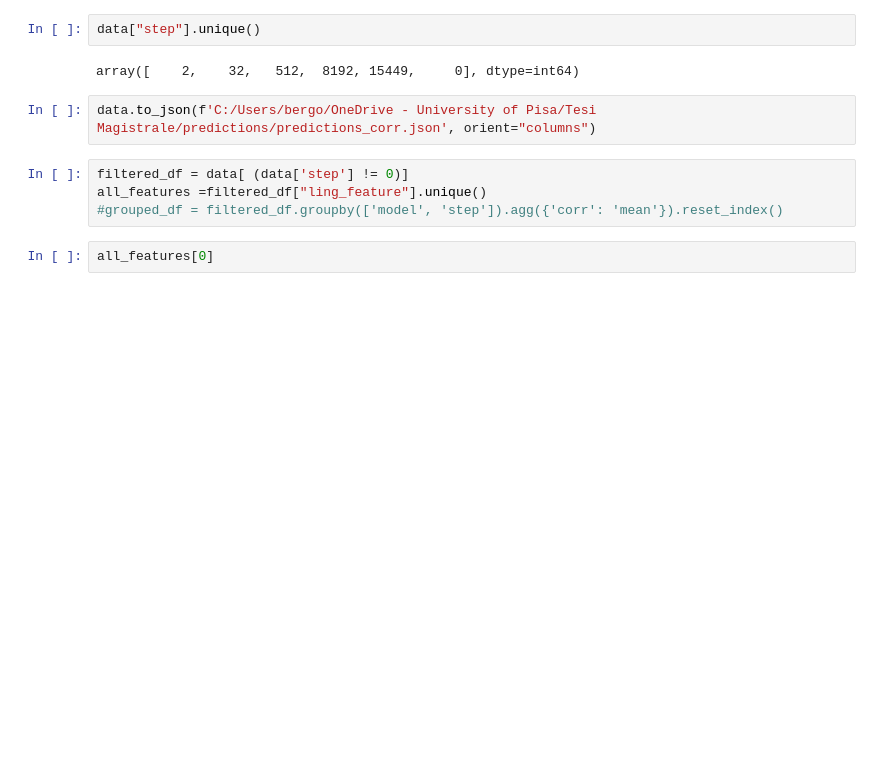
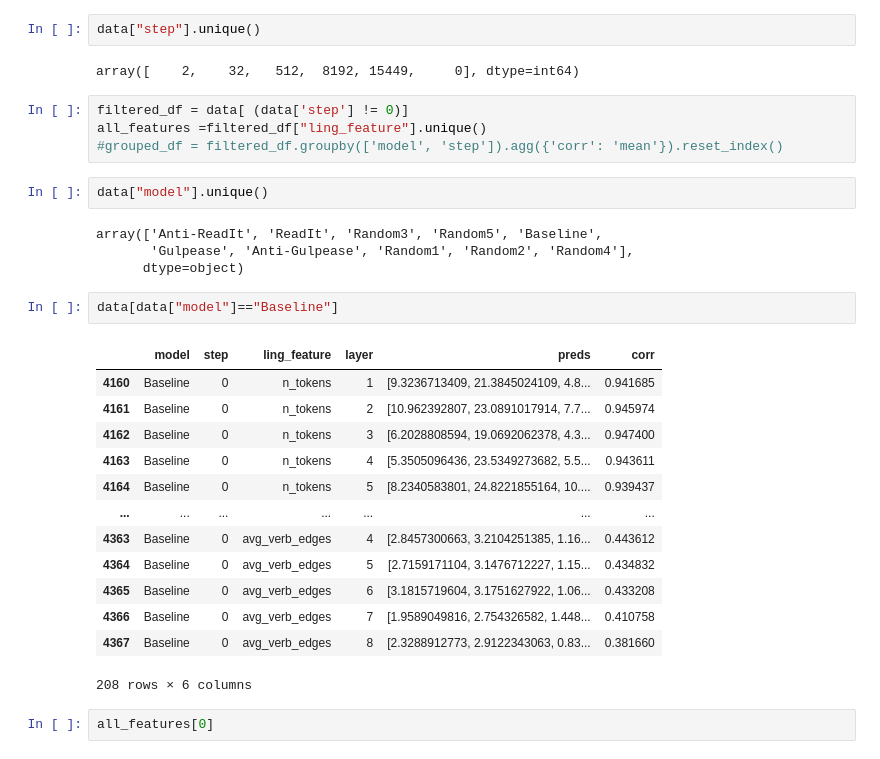
Before and after one commit to alicebergonzini/LM_pretraining, a Jupyter notebook: data_analysis.ipynb, the cells around one changed output. Drawn from its saved outputs; the diff is of its cells as text; blank space fills up the shorter version.

```diff
--- a/data_analysis.ipynb
+++ b/data_analysis.ipynb
@@ -35,12 +35,32 @@ real_values.head()
 data["step"].unique()
 # %% [output]
 array([    2,    32,   512,  8192, 15449,     0], dtype=int64)
-# %%
-data.to_json(f'C:/Users/bergo/OneDrive - University of Pisa/Tesi Magistrale/predictions/predictions_corr.json', orient="columns")
 # %%
 filtered_df = data[ (data['step'] != 0)]
 all_features =filtered_df["ling_feature"].unique()
 #grouped_df = filtered_df.groupby(['model', 'step']).agg({'corr': 'mean'}).reset_index()
+# %%
+data["model"].unique()
+# %% [output]
+array(['Anti-ReadIt', 'ReadIt', 'Random3', 'Random5', 'Baseline',
+       'Gulpease', 'Anti-Gulpease', 'Random1', 'Random2', 'Random4'],
+      dtype=object)
+# %%
+data[data["model"]=="Baseline"]
+# %% [output]
+|  | model | step | ling_feature | layer | preds | corr |
+| 4160 | Baseline | 0 | n_tokens | 1 | [9.3236713409, 21.3845024109, 4.8... | 0.941685 |
+| 4161 | Baseline | 0 | n_tokens | 2 | [10.962392807, 23.0891017914, 7.7... | 0.945974 |
+| 4162 | Baseline | 0 | n_tokens | 3 | [6.2028808594, 19.0692062378, 4.3... | 0.947400 |
+| 4163 | Baseline | 0 | n_tokens | 4 | [5.3505096436, 23.5349273682, 5.5... | 0.943611 |
+| 4164 | Baseline | 0 | n_tokens | 5 | [8.2340583801, 24.8221855164, 10.... | 0.939437 |
+| ... | ... | ... | ... | ... | ... | ... |
+| 4363 | Baseline | 0 | avg_verb_edges | 4 | [2.8457300663, 3.2104251385, 1.16... | 0.443612 |
+| 4364 | Baseline | 0 | avg_verb_edges | 5 | [2.7159171104, 3.1476712227, 1.15... | 0.434832 |
+| 4365 | Baseline | 0 | avg_verb_edges | 6 | [3.1815719604, 3.1751627922, 1.06... | 0.433208 |
+| 4366 | Baseline | 0 | avg_verb_edges | 7 | [1.9589049816, 2.754326582, 1.448... | 0.410758 |
+| 4367 | Baseline | 0 | avg_verb_edges | 8 | [2.3288912773, 2.9122343063, 0.83... | 0.381660 |
+208 rows × 6 columns
 # %%
 all_features[0]
 # %% [output]
```
Also changed, not shown: parts of 2 cells of this notebook, 1 other file.
